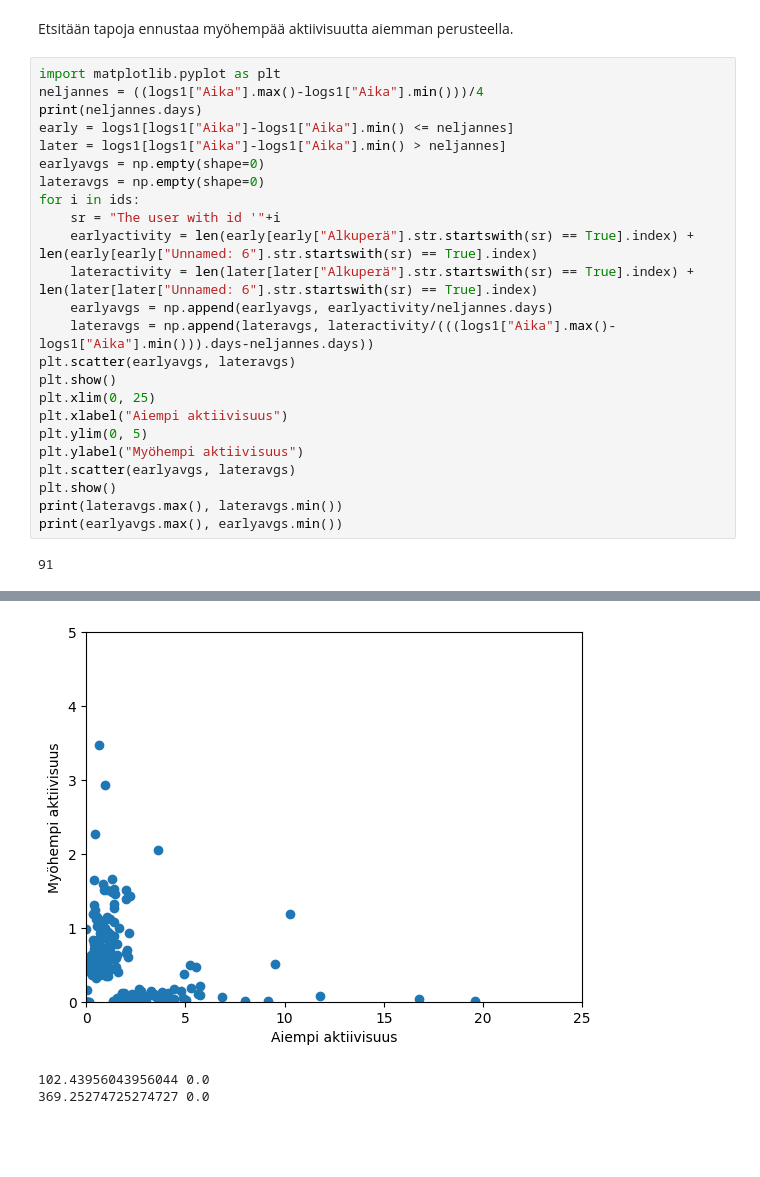
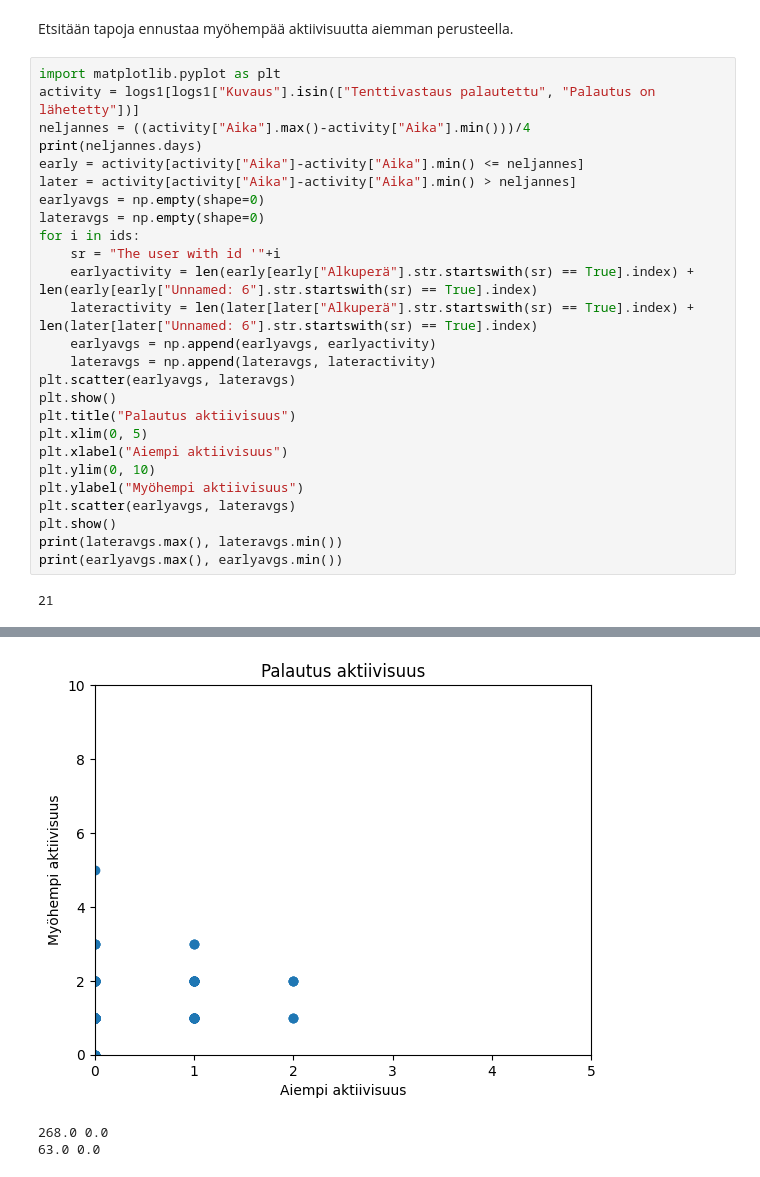
Before and after one commit to Colabres/moodle-analytics-pipeline, a Jupyter notebook: Data_exploraatioJT.ipynb, the cells around one changed output, grey strips where cells are left out. Saved outputs shown, nothing was run; the diff lists cells and outputs as text; blank space fills up the shorter version.

Commit message:
submission activity explored

```diff
--- a/Data_exploraatioJT.ipynb
+++ b/Data_exploraatioJT.ipynb
@@ -163,27 +163,29 @@ Name: Aika, dtype: datetime64[us]
 Etsitään tapoja ennustaa myöhempää aktiivisuutta aiemman perusteella.
 # %%
 import matplotlib.pyplot as plt
-neljannes = ((logs1["Aika"].max()-logs1["Aika"].min()))/4
+activity = logs1[logs1["Kuvaus"].isin(["Tenttivastaus palautettu", "Palautus on lähetetty"])]
+neljannes = ((activity["Aika"].max()-activity["Aika"].min()))/4
 print(neljannes.days)
-early = logs1[logs1["Aika"]-logs1["Aika"].min() <= neljannes]
-later = logs1[logs1["Aika"]-logs1["Aika"].min() > neljannes]
+early = activity[activity["Aika"]-activity["Aika"].min() <= neljannes]
+later = activity[activity["Aika"]-activity["Aika"].min() > neljannes]
 earlyavgs = np.empty(shape=0)
 lateravgs = np.empty(shape=0)
 for i in ids:
     sr = "The user with id '"+i
     earlyactivity = len(early[early["Alkuperä"].str.startswith(sr) == True].index) + len(early[early["Unnamed: 6"].str.startswith(sr) == True].index)
     lateractivity = len(later[later["Alkuperä"].str.startswith(sr) == True].index) + len(later[later["Unnamed: 6"].str.startswith(sr) == True].index)
-    earlyavgs = np.append(earlyavgs, earlyactivity/neljannes.days)
-    lateravgs = np.append(lateravgs, lateractivity/(((logs1["Aika"].max()-logs1["Aika"].min())).days-neljannes.days))
+    earlyavgs = np.append(earlyavgs, earlyactivity)
+    lateravgs = np.append(lateravgs, lateractivity)
 plt.scatter(earlyavgs, lateravgs)
 plt.show()
-plt.xlim(0, 25)
+plt.title("Palautus aktiivisuus")
+plt.xlim(0, 5)
 plt.xlabel("Aiempi aktiivisuus")
-plt.ylim(0, 5)
+plt.ylim(0, 10)
 plt.ylabel("Myöhempi aktiivisuus")
 plt.scatter(earlyavgs, lateravgs)
 plt.show()
 print(lateravgs.max(), lateravgs.min())
 print(earlyavgs.max(), earlyavgs.min())
 # %% [output]
-91
+21
@@ -191,3 +193,3 @@ print(earlyavgs.max(), earlyavgs.min())
-[figure, old version]
+[figure, new version]
-102.43956043956044 0.0
-369.25274725274727 0.0
+268.0 0.0
+63.0 0.0
```
Also changed, not shown: parts of 5 cells of this notebook.
